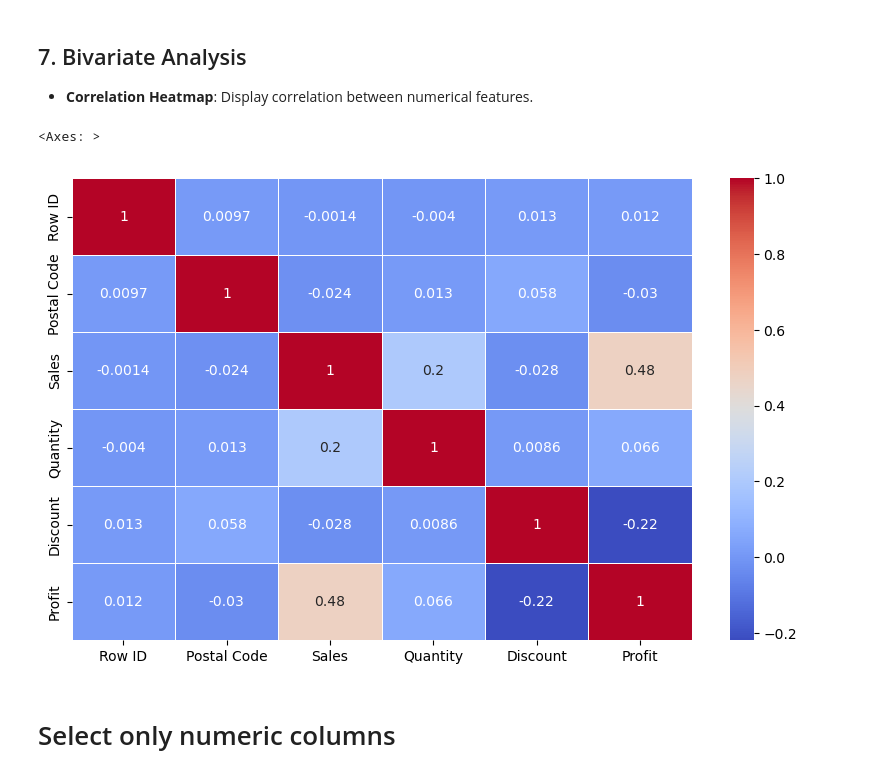
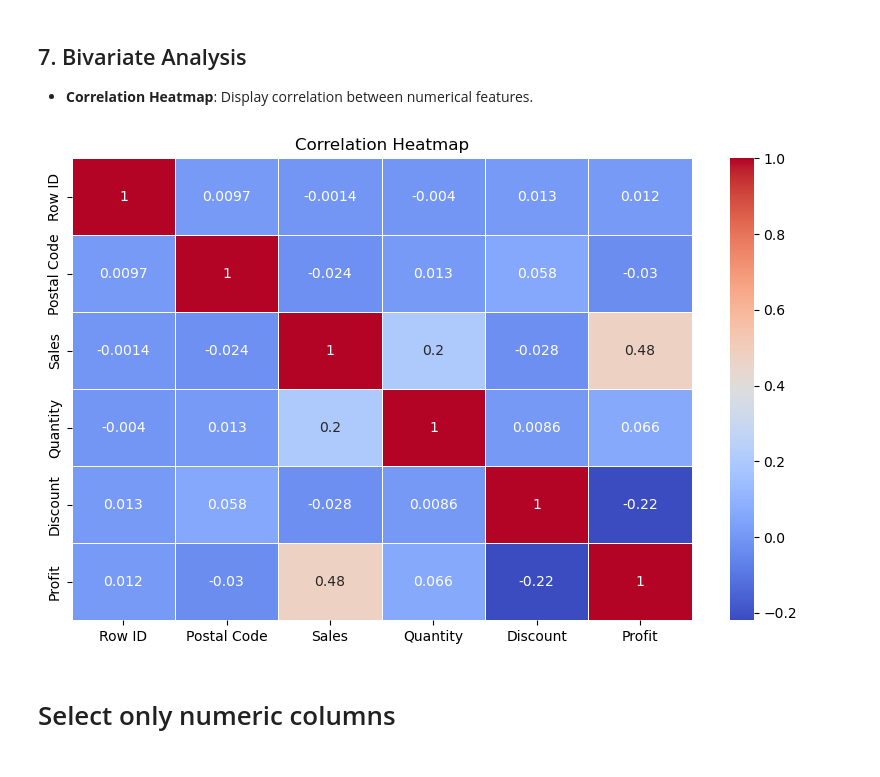
Before and after one commit to yrehim7/Superstore-EDA-analysis, a Jupyter notebook: main.ipynb, the cells around one changed output. Drawn from its saved outputs; the diff is of its cells as text; code cells hidden in the pictures.

```diff
--- a/main.ipynb
+++ b/main.ipynb
@@ -164,11 +167,13 @@ for column in df.select_dtypes(include=['int64', 'float']).columns:
 # %%
 # Correlation Heatmap
 plt.figure(figsize=(10, 6))
 numeric_df = df.select_dtypes(include=['float64', 'int64'])
 sns.heatmap(numeric_df.corr(), annot=True, cmap='coolwarm', linewidths=0.5)
+plt.title('Correlation Heatmap')
+plt.savefig("images/correlation_heatmap.png", dpi=300, bbox_inches='tight')  # Save as PNG file
+plt.show()
 # %% [output]
-<Axes: >
-[figure, old version]
+[figure, new version]
 # %% [markdown]
 # Select only numeric columns
 # %%
```
Also changed, not shown: parts of 2 cells of this notebook.
